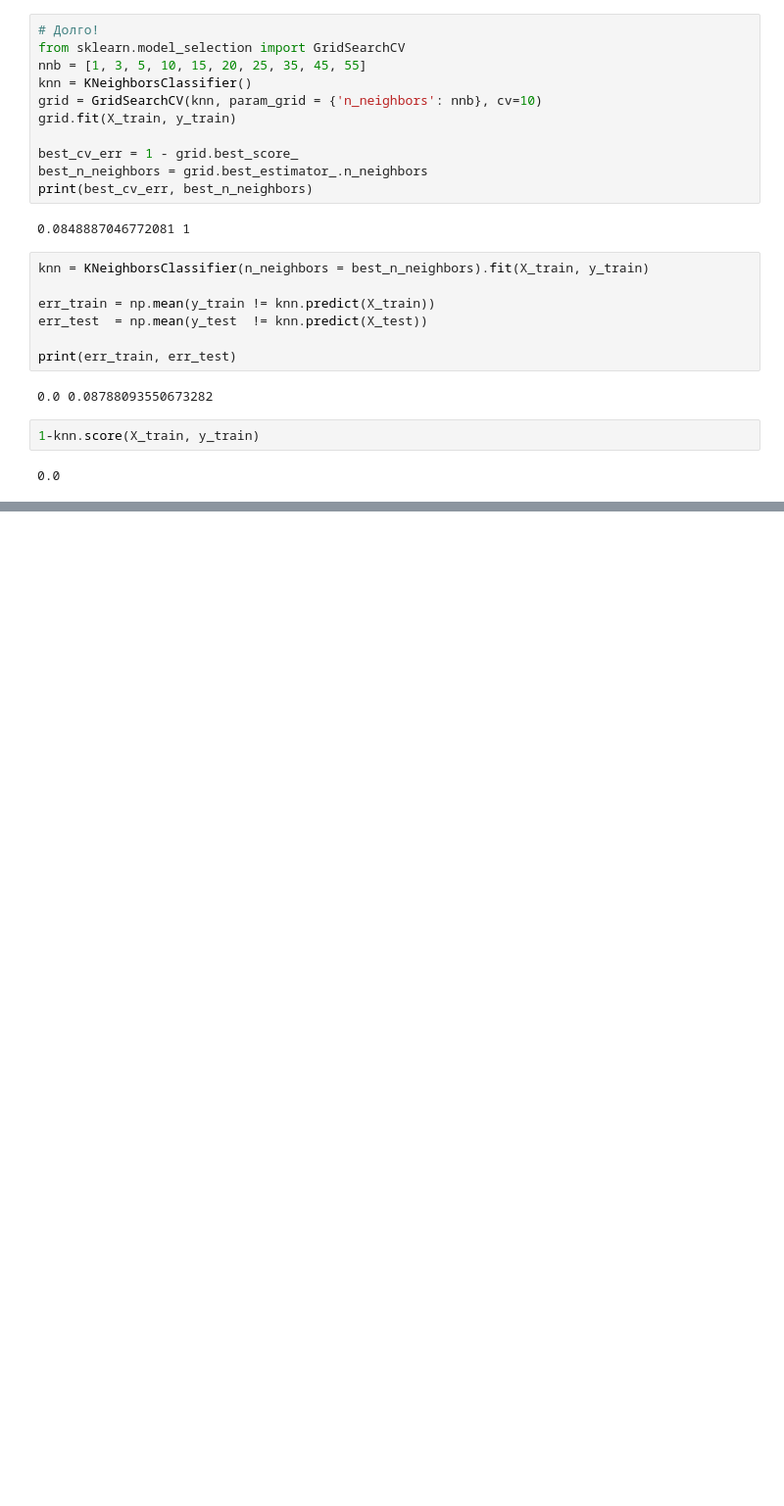
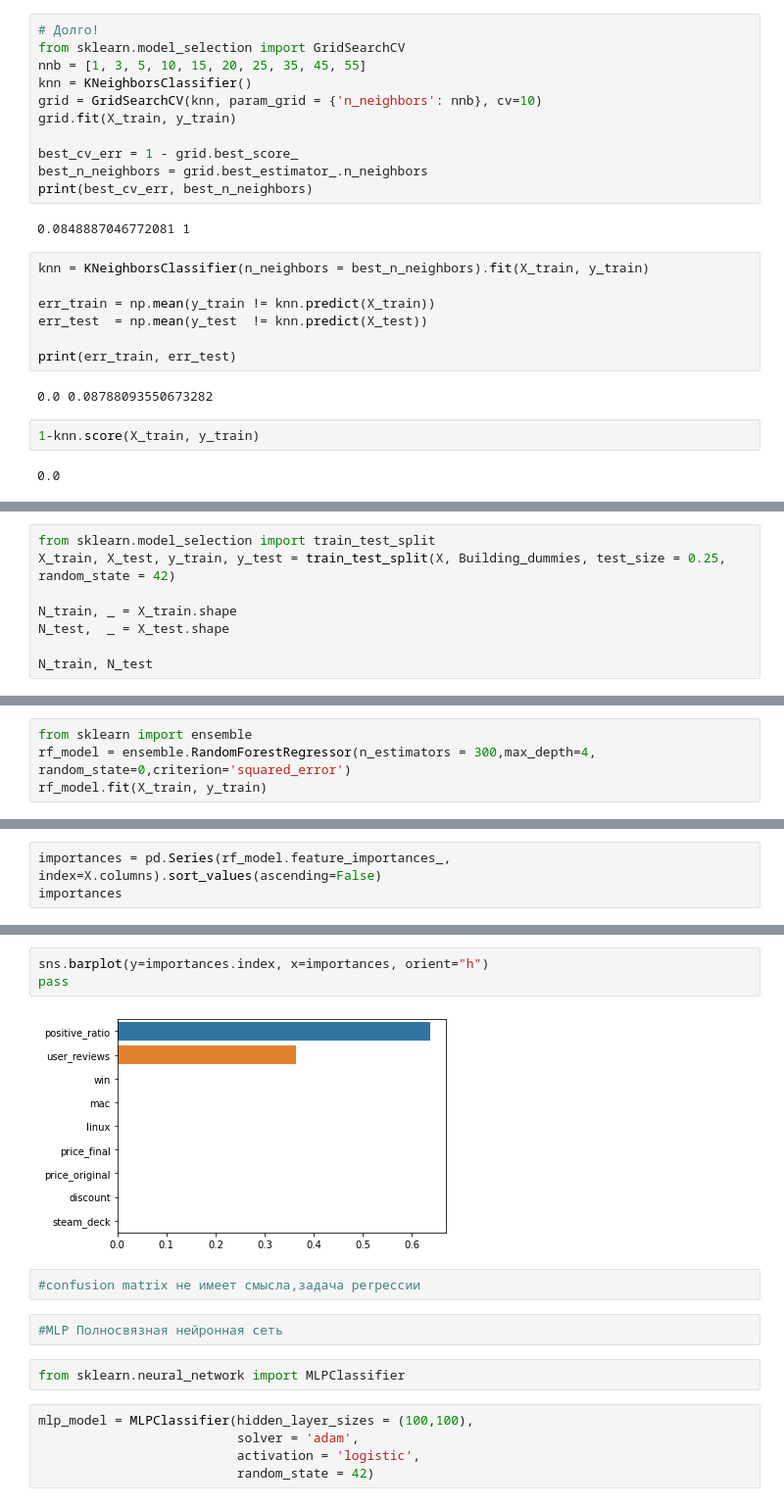
Before and after one commit to Dobrynia100/ML-GameRecommend, a Jupyter notebook: GameRecommendation.ipynb, the cells around one changed output, grey strips where cells are left out. Shown at 98% size. Cells and saved outputs as stored; diff of their text form; blank space fills up the shorter version.

```diff
--- a/GameRecommendation.ipynb
+++ b/GameRecommendation.ipynb
@@ -230,0 +313,8 @@ print(err_train, err_test)
+# %%
+from sklearn.model_selection import train_test_split
+X_train, X_test, y_train, y_test = train_test_split(X, Building_dummies, test_size = 0.25, random_state = 42)
+
+N_train, _ = X_train.shape
+N_test,  _ = X_test.shape
+
+N_train, N_test
@@ -230,0 +323,4 @@ print(err_train, err_test)
+# %%
+from sklearn import ensemble
+rf_model = ensemble.RandomForestRegressor(n_estimators = 300,max_depth=4, random_state=0,criterion='squared_error')
+rf_model.fit(X_train, y_train)
@@ -230,0 +377,3 @@ print(err_train, err_test)
+# %%
+importances = pd.Series(rf_model.feature_importances_, index=X.columns).sort_values(ascending=False)
+importances
@@ -230,0 +391,16 @@ print(err_train, err_test)
+# %%
+sns.barplot(y=importances.index, x=importances, orient="h")
+pass
+# %% [output]
+[figure, added]
+# %%
+#confusion matrix не имеет смысла,задача регрессии
+# %%
+#MLP Полносвязная нейронная сеть
+# %%
+from sklearn.neural_network import MLPClassifier
+# %%
+mlp_model = MLPClassifier(hidden_layer_sizes = (100,100),
+                          solver = 'adam',
+                          activation = 'logistic',
+                          random_state = 42)
```
Also changed, not shown: parts of 38 cells of this notebook.
